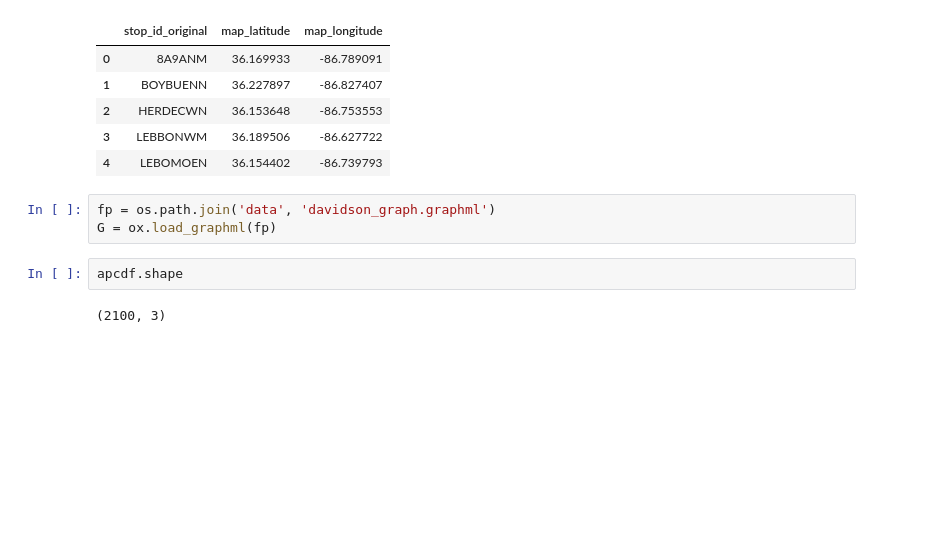
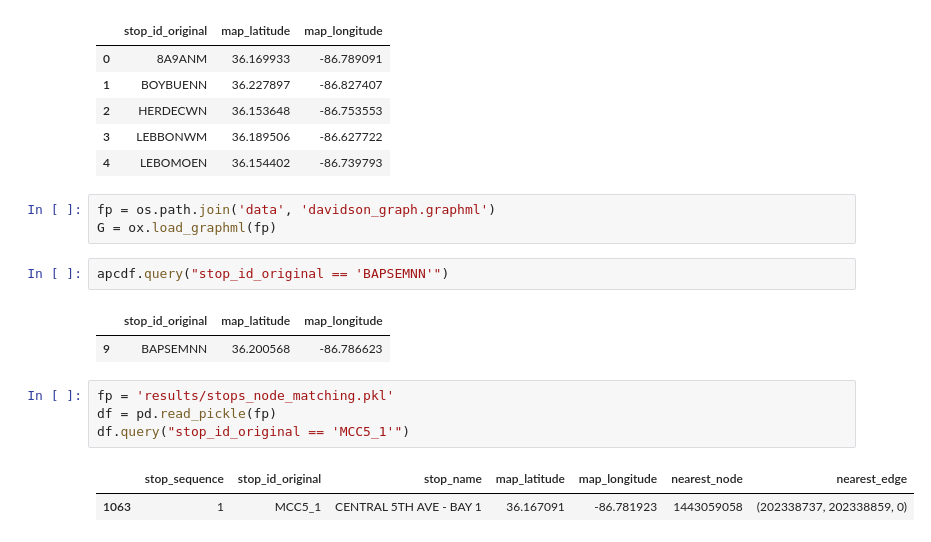
Before and after one commit to jptalusan/ICCPS_stationing, a Jupyter notebook: data_generation/all_stops_matching_tt_dd.ipynb, the cells around one changed output. Saved outputs shown, nothing was run; the diff lists cells and outputs as text; blank space fills up the shorter version.

```diff
--- a/data_generation/all_stops_matching_tt_dd.ipynb
+++ b/data_generation/all_stops_matching_tt_dd.ipynb
@@ -60,7 +60,15 @@ apcdf.head()
 # %%
 fp = os.path.join('data', 'davidson_graph.graphml')
 G = ox.load_graphml(fp)
-# %%
-apcdf.shape
-# %% [output]
-(2100, 3)
+# %%
+apcdf.query("stop_id_original == 'BAPSEMNN'")
+# %% [output]
+|  | stop_id_original | map_latitude | map_longitude |
+| 9 | BAPSEMNN | 36.200568 | -86.786623 |
+# %%
+fp = 'results/stops_node_matching.pkl'
+df = pd.read_pickle(fp)
+df.query("stop_id_original == 'MCC5_1'")
+# %% [output]
+|  | stop_sequence | stop_id_original | stop_name | map_latitude | map_longitude | nearest_node | nearest_edge |
+| 1063 | 1 | MCC5_1 | CENTRAL 5TH AVE - BAY 1 | 36.167091 | -86.781923 | 1443059058 | (202338737, 202338859, 0) |
```
Also changed, not shown: parts of 25 cells of this notebook, 12 other files.
